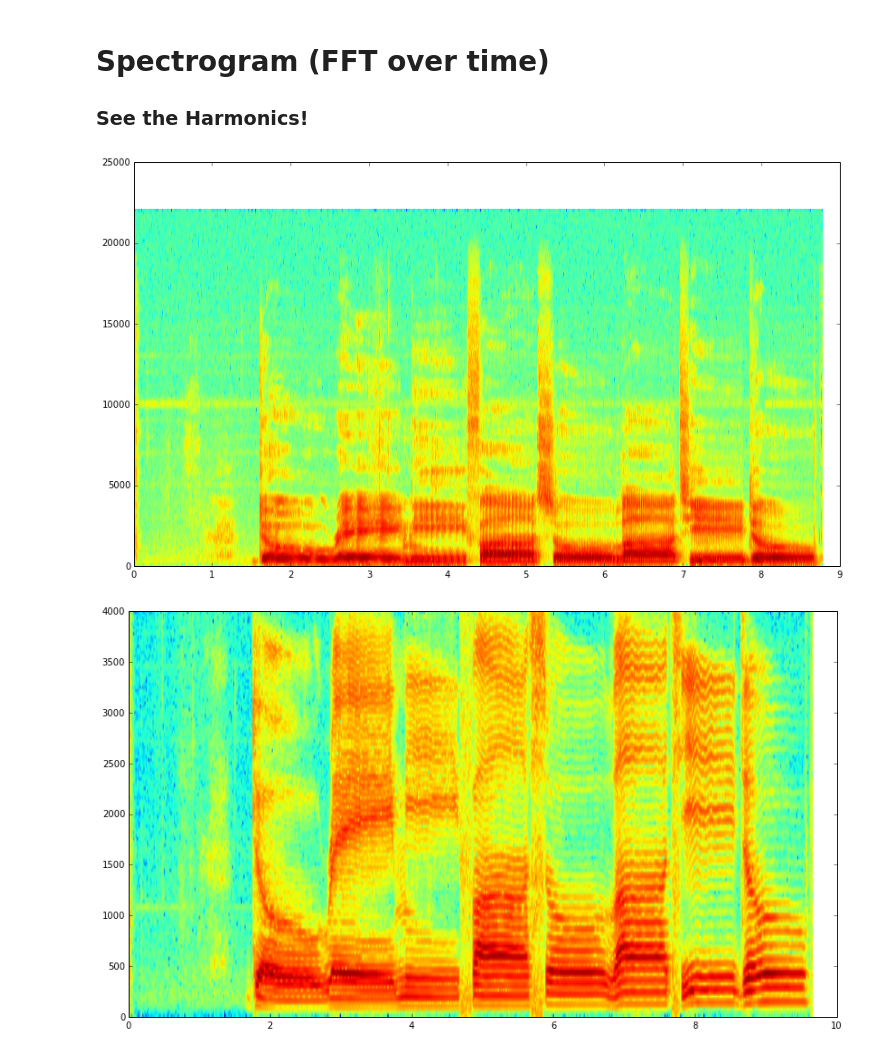
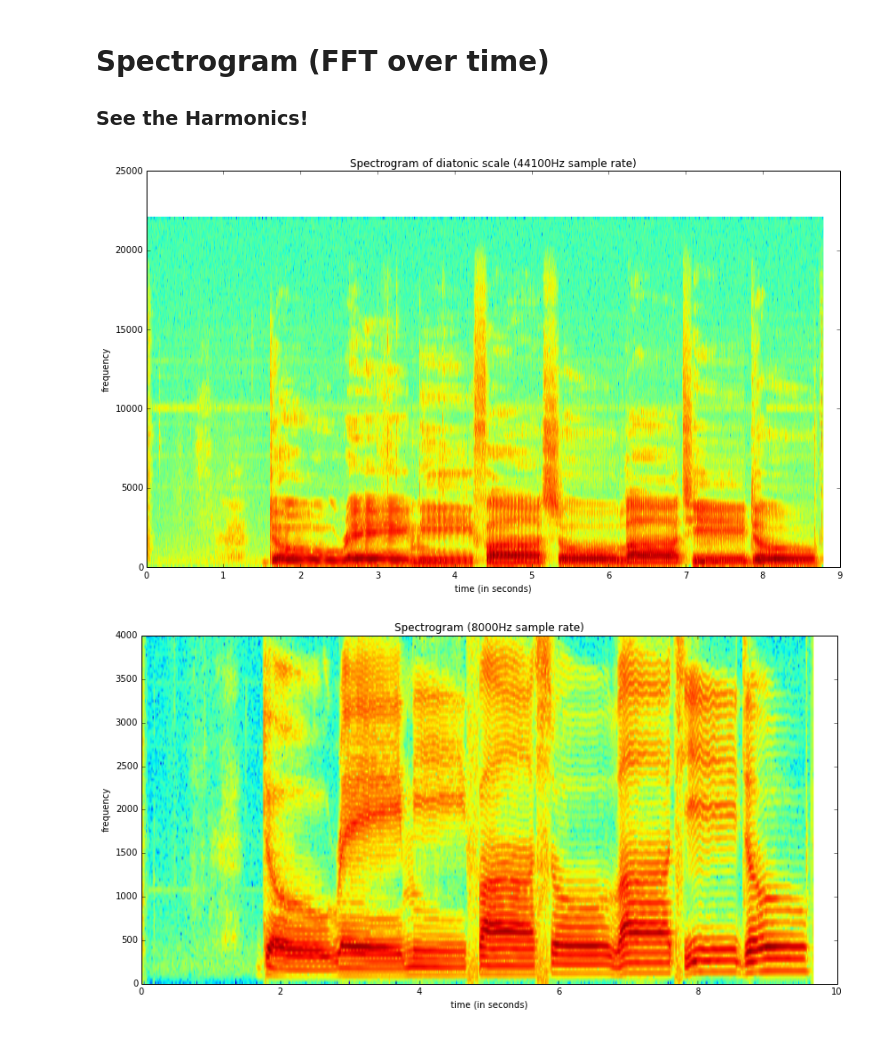
Before and after one commit to calebmadrigal/FourierTalkOSCON, a Jupyter notebook: 07_SeeingSound.ipynb, the cells around one changed output. Cells and saved outputs as stored; diff of their text form; code cells hidden in the pictures.

```diff
--- a/07_SeeingSound.ipynb
+++ b/07_SeeingSound.ipynb
@@ -39,15 +48,15 @@ plot(fft_mag[0:5000])
 ### See the Harmonics!
 # %%
 (doremi, doremi_sample_rate, bits) = audio.wavread("audio_files/do-re-mi.wav")
-# %%
-large_figure()
-result = specgram(doremi, Fs=doremi_sample_rate)
-# %% [output]
-[figure, removed]
+# %%
+setup_graph(title='Spectrogram of diatonic scale (44100Hz sample rate)', x_label='time (in seconds)', y_label='frequency', fig_size=(14,8))
+_ = specgram(doremi, Fs=doremi_sample_rate)
+# %% [output]
+[figure, added]
 # %%
-large_figure()
 doremi_8000hz = [doremi[i] for i in range(0, len(doremi), 44100//8000)]
-result = specgram(doremi_8000hz, Fs=8000)
+setup_graph(title='Spectrogram (8000Hz sample rate)', x_label='time (in seconds)', y_label='frequency', fig_size=(14,7))
+_ = specgram(doremi_8000hz, Fs=8000)
 # %% [output]
-[figure, old version]
+[figure, new version]
 # %%
```
Also changed, not shown: parts of 7 cells of this notebook, 8 other files.
